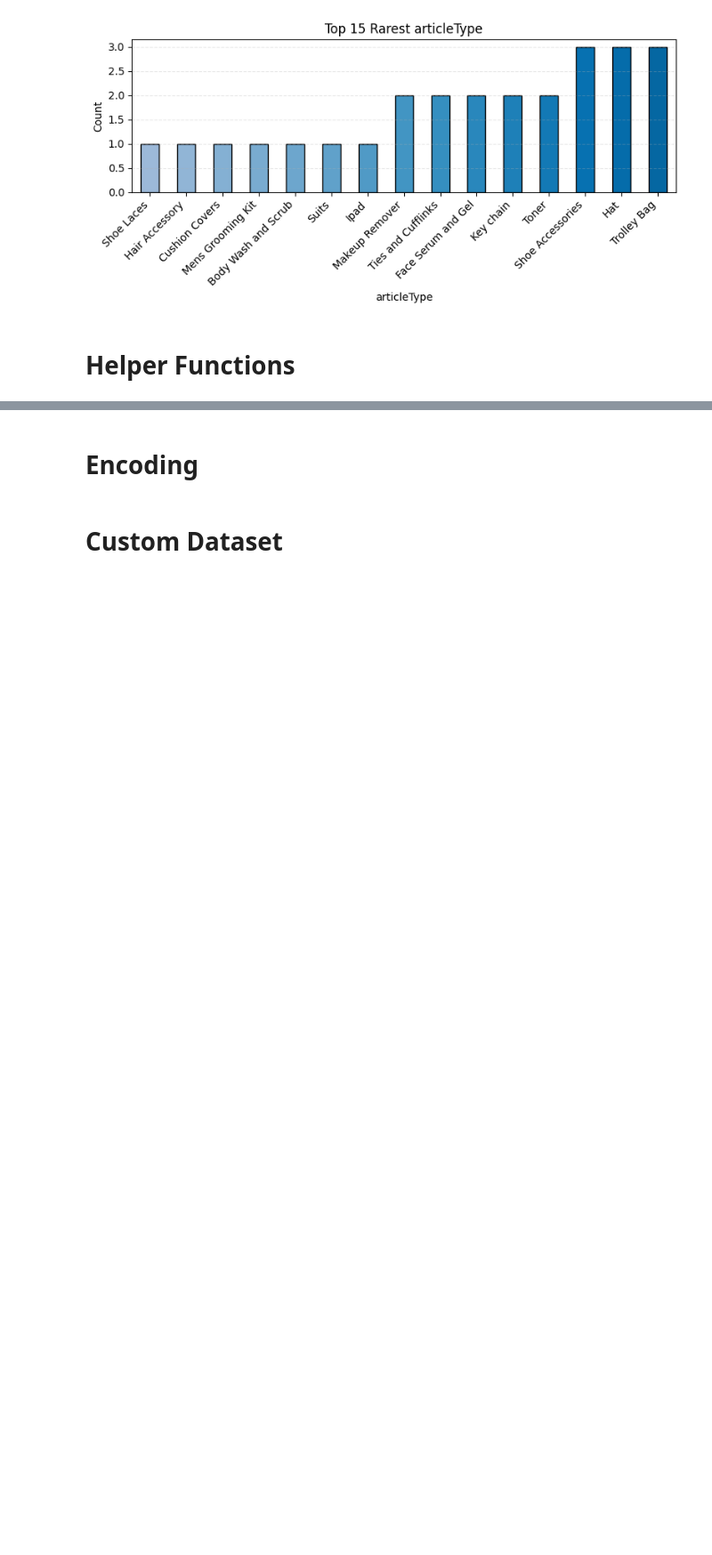
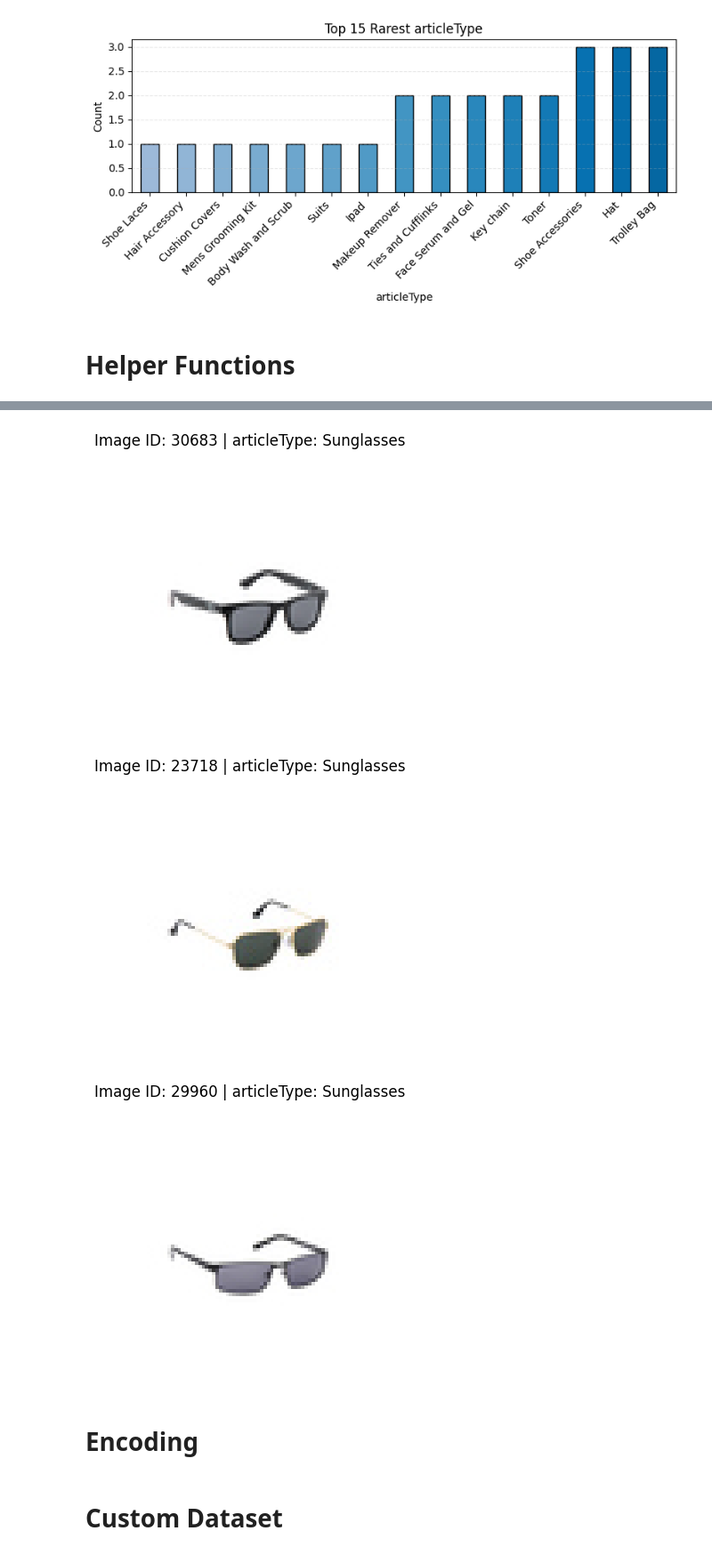
Before and after one commit to aminnademi/Predict-Fashion-Product-Images, a Jupyter notebook: Training/training_process.ipynb, the cells around one changed output, grey strips where cells are left out. Shown at 89% size. Drawn from its saved outputs; the diff is of its cells as text; code cells hidden in the pictures; blank space fills up the shorter version.

```diff
--- a/Training/training_process.ipynb
+++ b/Training/training_process.ipynb
@@ -194,3 +204,9 @@ def display_feature(df, columns):
+# %%
+show_images(cleaned, feature='articleType', value='Sunglasses', n=3)
+# %% [output]
+[figure, added]
+[figure, added]
+[figure, added]
 # %% [markdown]
 # Encoding
 # %%
```
Also changed, not shown: parts of 2 cells of this notebook.
